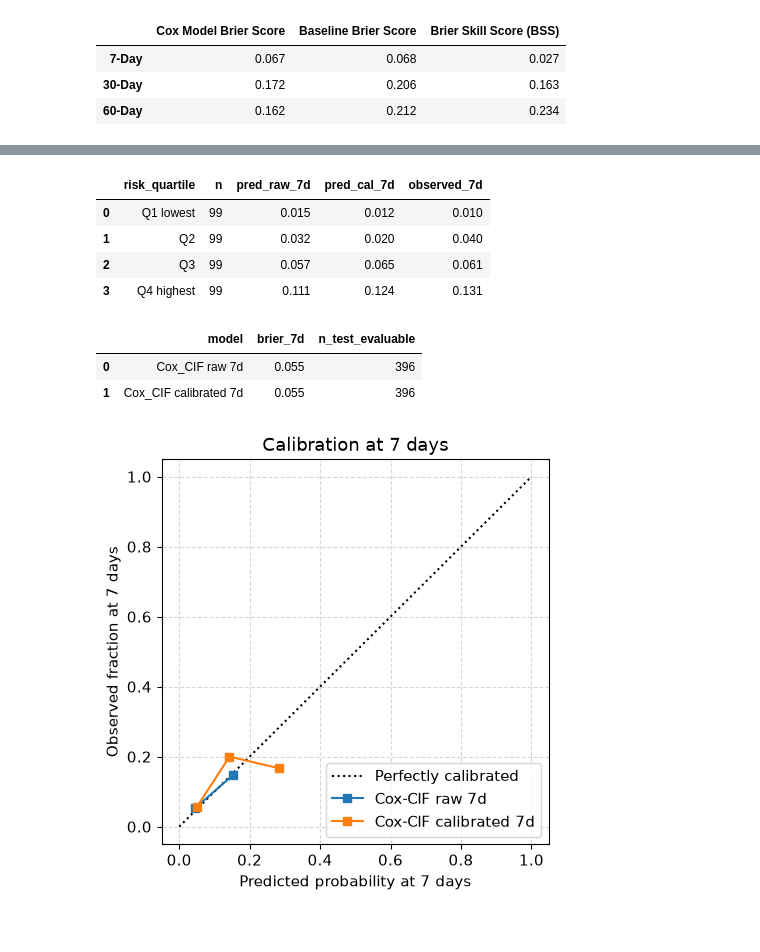
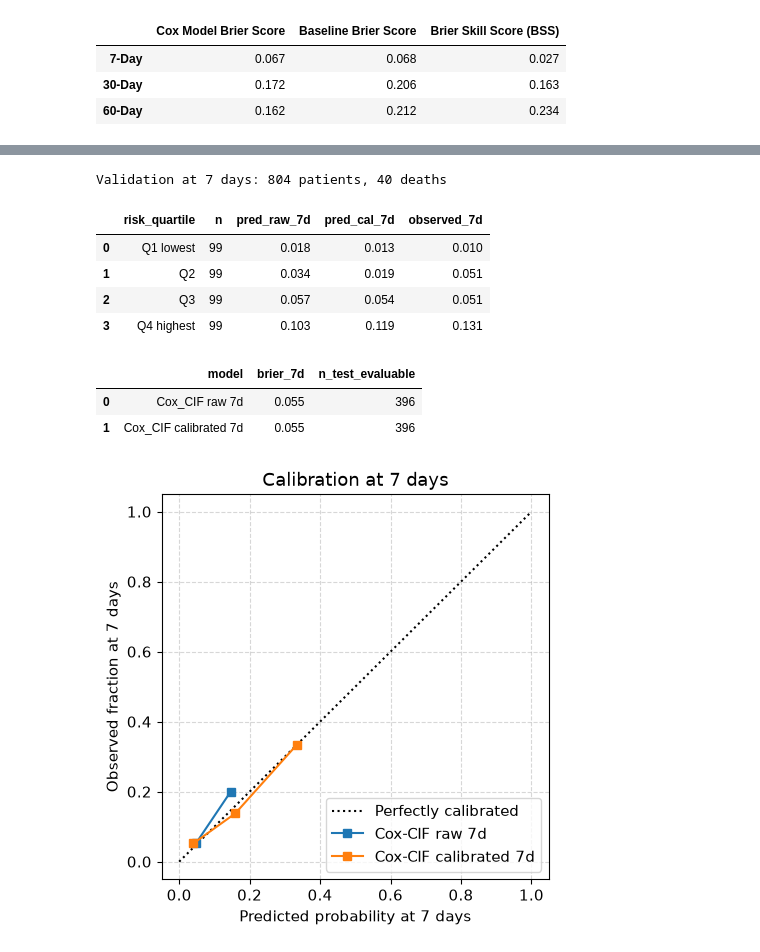
Before and after one commit to IE-ML-for-Healthcare/ICU_Survival_analysis, a Jupyter notebook: 02_ICU_Survival_analysis_CPH.ipynb, the cells around one changed output, grey strips where cells are left out. Saved outputs shown, nothing was run; the diff lists cells and outputs as text; code cells hidden in the pictures.

```diff
--- a/02_ICU_Survival_analysis_CPH.ipynb
+++ b/02_ICU_Survival_analysis_CPH.ipynb
@@ -1050,7 +1044,7 @@ We will then combine the hazards from both models to calculate the **Cumulative
 # %%
 # 6.5 Competing risks with cause-specific Cox focused on 7 days
 
-# 0) Ensure we have an explicit discharge indicator
+# 0) Ensure an explicit discharge indicator exists
 for df_name in ["y_train", "y_val", "y_test"]:
     if df_name in globals():
         df = globals()[df_name]
@@ -1058,7 +1052,7 @@ for df_name in ["y_train", "y_val", "y_test"]:
             df["event_discharge"] = (df["event_death"] == 0).astype(int)
 
 COMPETING_COL = "event_discharge"
-H = np.array([7.0, 30.0, 60.0], dtype=float)  # we still compute all, but 7 d is the focus
+H = np.array([7.0, 30.0, 60.0], dtype=float)  # compute all horizons, with 7 days as the focus
 
 # 1) Preprocess features
 X_tr = utils.to_dataframe(cox_preprocessor, X_train)
@@ -1074,12 +1068,12 @@ def _cs(X_df, y_df, event_col):
     out["event_for_model"] = (out[event_col] == 1).astype(int)
     return out[["duration_days", "event_for_model"] + list(X_df.columns)]
 
-df_tr_death = _cs(X_tr, y_train, "event_death")
 df_tr_disc  = _cs(X_tr, y_train, COMPETING_COL)
 
 # 3) Fit cause-specific Cox models
-cph_death = CoxPHFitter().fit(df_tr_death, "duration_days", "event_for_model", show_progress=False)
-cph_disc  = CoxPHFitter().fit(df_tr_disc,  "duration_days", "event_for_model", show_progress=False)
+# The Section 5 model is already the cause-specific death model, with discharge censored
+cph_death = cph_multi
+cph_disc  = CoxPHFitter(penalizer=0.01).fit(df_tr_disc,  "duration_days", "event_for_model", show_progress=False)
 
 # 4) Predict patient-level CIF of death on the TEST set
 pred_cif_df = utils.predict_cif_from_csh(cph_death, cph_disc, X_te, H)  # CIF_7d, CIF_30d, CIF_60d
@@ -1144,16 +1210,18 @@ To recalibrate our model, and ensure further medical usefulness and reliability,
 # %%
 # 6.6 Isotonic calibration at 7 days
 # 1) Raw 7 d probabilities from the same competing-risk models used above
-p_train_raw_7 = utils.predict_cif_from_csh(cph_death, cph_disc, X_tr, np.array([7.0]))["CIF_7d"]
+p_val_raw_7 = utils.predict_cif_from_csh(cph_death, cph_disc, X_val_cox, np.array([7.0]))["CIF_7d"]
 p_test_raw_7  = pred_cif_df["CIF_7d"]
 
 # 2) Fixed-horizon labels and evaluable masks at 7 d
-y_tr_7, eval_tr_7 = utils.get_fixed_horizon_labels(y_train, 7.0)
+y_va_7, eval_va_7 = utils.get_fixed_horizon_labels(y_val, 7.0)
 y_te_7, eval_te_7 = utils.get_fixed_horizon_labels(y_test, 7.0)
 
-# 3) Fit isotonic on TRAIN evaluable and apply to TEST
+print(f"Validation at 7 days: {int(eval_va_7.sum())} patients, {int(y_va_7[eval_va_7].sum())} deaths")
+
+# 3) Fit isotonic on VALIDATION evaluable and apply to TEST
 iso_7 = IsotonicRegression(out_of_bounds="clip")
-iso_7.fit(p_train_raw_7[eval_tr_7], y_tr_7[eval_tr_7])
+iso_7.fit(p_val_raw_7[eval_va_7], y_va_7[eval_va_7])
 
 p_test_cal_7 = pd.Series(iso_7.transform(p_test_raw_7), index=p_test_raw_7.index, name="p_cal_7d")
 
@@ -1181,38 +1249,39 @@ calibr_table_7d = (
              .loc[:, ["risk_quartile", "n", "pred_raw_7d", "pred_cal_7d", "observed_7d"]]
              .round(3)
 )
 display(calibr_table_7d)
 
 # 5) Brier score on TEST evaluable patients at 7 d: before vs after
 brier_7d_df = pd.DataFrame({
     "model": ["Cox_CIF raw 7d", "Cox_CIF calibrated 7d"],
     "brier_7d": [
         brier_score_loss(y_te_7[eval_te_7], p_test_raw_7[eval_te_7]),
         brier_score_loss(y_te_7[eval_te_7], p_test_cal_7[eval_te_7])
     ],
     "n_test_evaluable": int(eval_te_7.sum())
 }).round({"brier_7d": 3})
 display(brier_7d_df)
 
 # 6) Familiar sklearn visualization for evaluable TEST patients at 7 d
 utils.plot_calibration_at_horizon(
     y_true_bin=y_te_7,
     y_prob_raw=p_test_raw_7.to_numpy(copy=False),
     y_prob_cal=p_test_cal_7.to_numpy(copy=False),
     mask=eval_te_7,
     horizon_days=7.0,
     n_bins=8
 )
 # %% [output]
+Validation at 7 days: 804 patients, 40 deaths
 |  | risk_quartile | n | pred_raw_7d | pred_cal_7d | observed_7d |
-| 0 | Q1 lowest | 99 | 0.015 | 0.012 | 0.010 |
-| 1 | Q2 | 99 | 0.032 | 0.020 | 0.040 |
-| 2 | Q3 | 99 | 0.057 | 0.065 | 0.061 |
-| 3 | Q4 highest | 99 | 0.111 | 0.124 | 0.131 |
+| 0 | Q1 lowest | 99 | 0.018 | 0.013 | 0.010 |
+| 1 | Q2 | 99 | 0.034 | 0.019 | 0.051 |
+| 2 | Q3 | 99 | 0.057 | 0.054 | 0.051 |
+| 3 | Q4 highest | 99 | 0.103 | 0.119 | 0.131 |
 |  | model | brier_7d | n_test_evaluable |
 | 0 | Cox_CIF raw 7d | 0.055 | 396 |
 | 1 | Cox_CIF calibrated 7d | 0.055 | 396 |
-[figure, old version]
+[figure, new version]
 # %% [markdown]
 #### What the calibration results show
 
```
Also changed, not shown: parts of 22 cells of this notebook.
